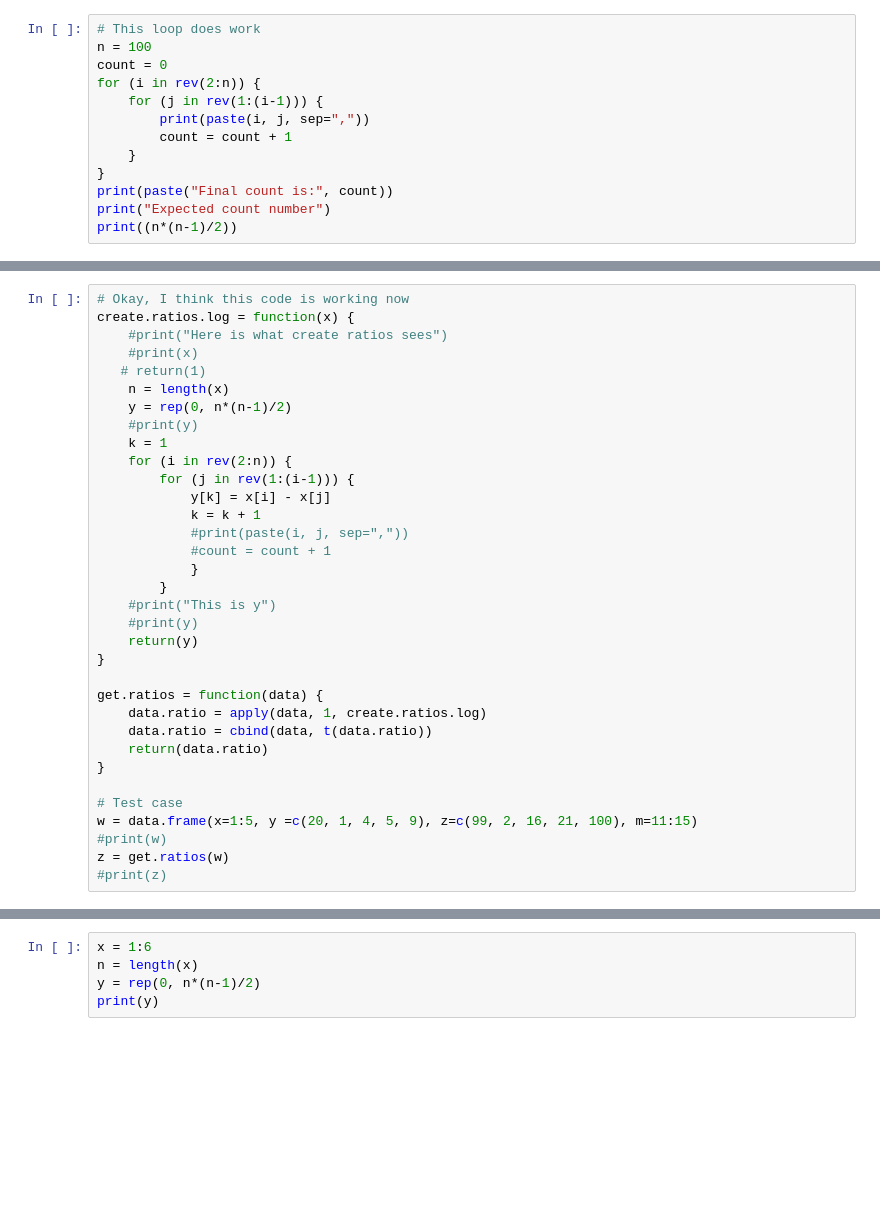
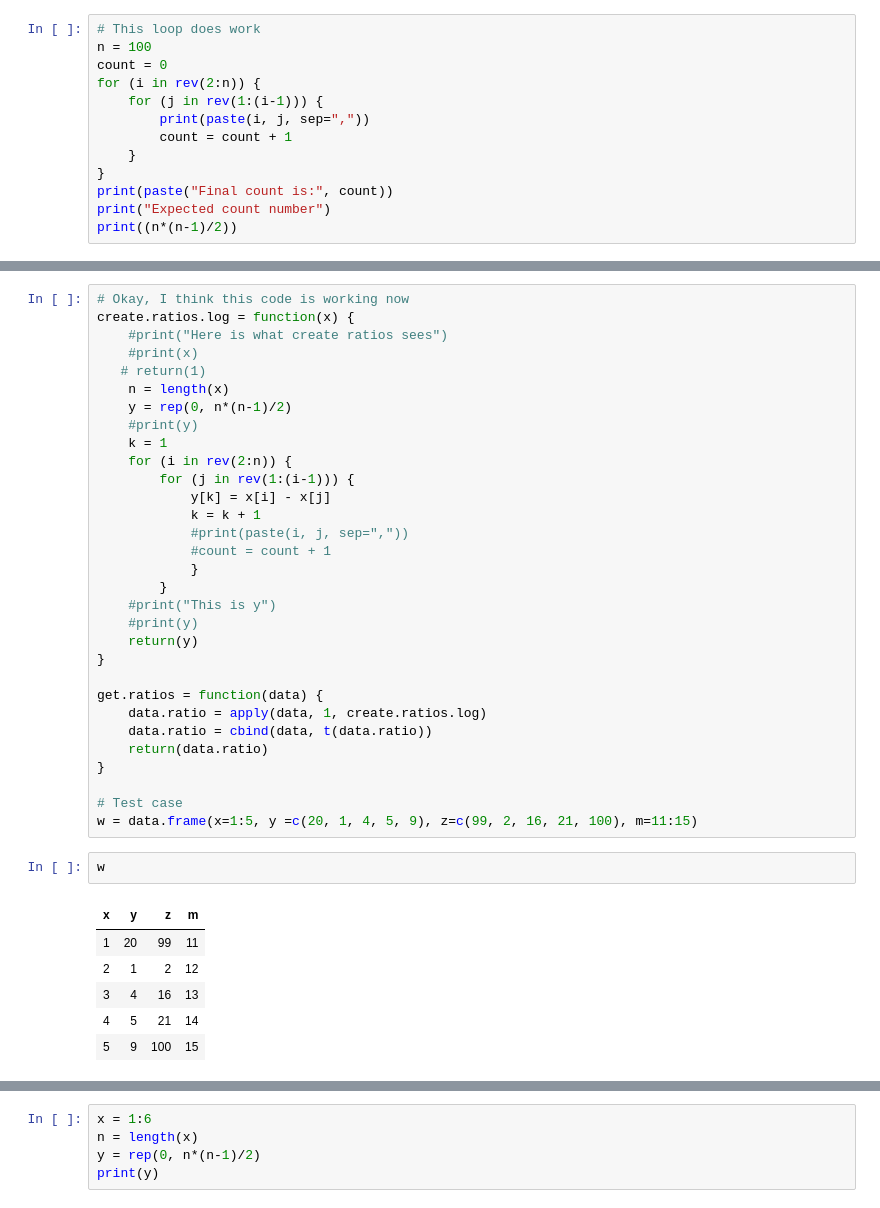
Before and after one commit to remi10001/TB, a Jupyter notebook: Monkey_analysis_R.ipynb, the cells around one changed output, grey strips where cells are left out. Drawn from its saved outputs; the diff is of its cells as text; blank space fills up the shorter version.

```diff
--- a/Monkey_analysis_R.ipynb
+++ b/Monkey_analysis_R.ipynb
@@ -484,6 +490,12 @@ get.ratios = function(data) {
 
 # Test case
 w = data.frame(x=1:5, y =c(20, 1, 4, 5, 9), z=c(99, 2, 16, 21, 100), m=11:15)
-#print(w)
-z = get.ratios(w)
-#print(z)
+# %%
+w
+# %% [output]
+| x | y | z | m |
+| 1 | 20 | 99 | 11 |
+| 2 | 1 | 2 | 12 |
+| 3 | 4 | 16 | 13 |
+| 4 | 5 | 21 | 14 |
+| 5 | 9 | 100 | 15 |
```
Also changed, not shown: parts of 4 cells of this notebook, 1 other file.
